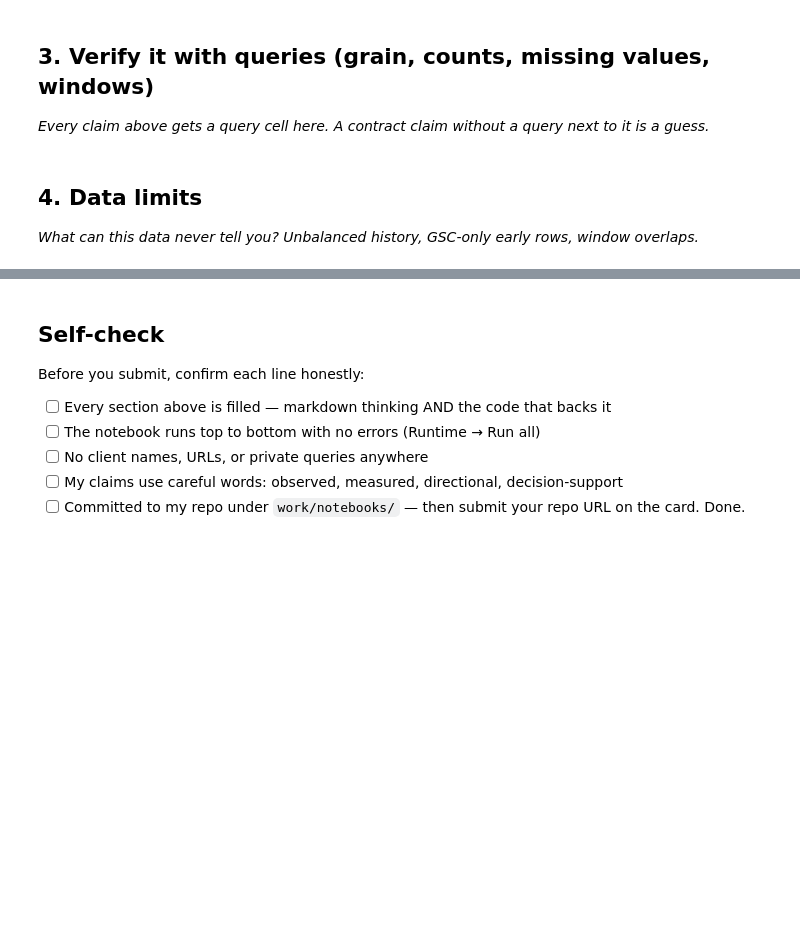
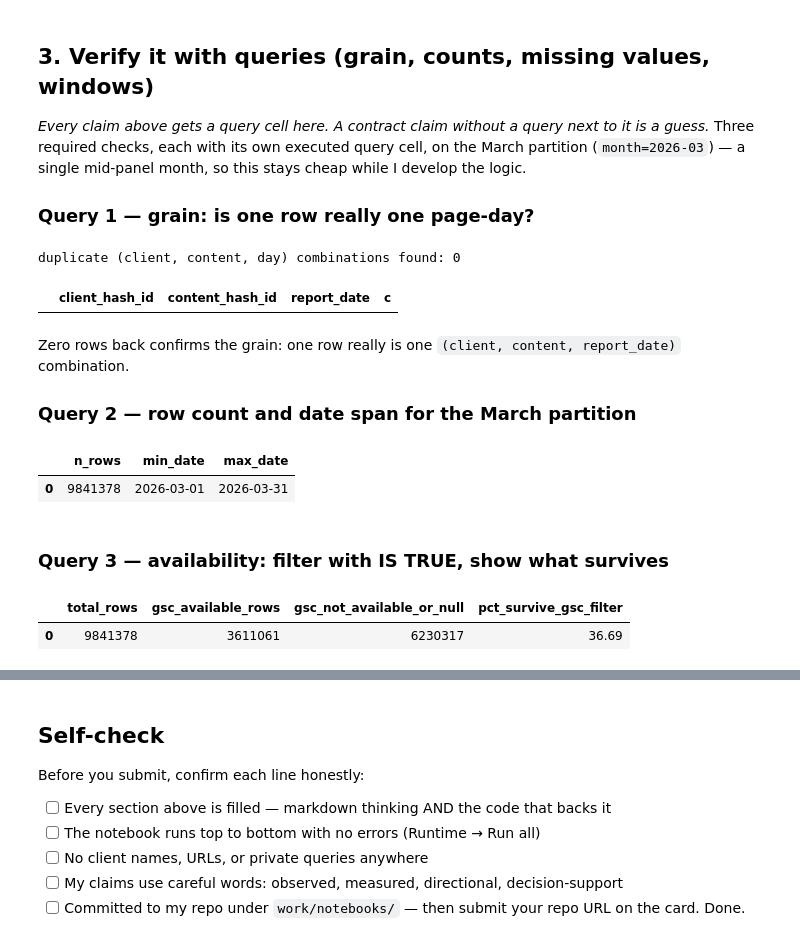
Before and after one commit to ridoy1211/Flyrank-Internship-ML, a Jupyter notebook: work/notebooks/w03_data_contract.ipynb, the cells around one changed output, grey strips where cells are left out. Cells and saved outputs as stored; diff of their text form; code cells hidden in the pictures; blank space fills up the shorter version.

```diff
--- a/work/notebooks/w03_data_contract.ipynb
+++ b/work/notebooks/w03_data_contract.ipynb
@@ -24,3 +92,7 @@ This skeleton is yours to fill. Work the sections **in order** — each one has
 ## 3. Verify it with queries (grain, counts, missing values, windows)
 
 *Every claim above gets a query cell here. A contract claim without a query next to it is a guess.*
+Three required checks, each with its own executed query cell, on the March partition
+(`month=2026-03`) — a single mid-panel month, so this stays cheap while I develop the logic.
+
+### Query 1 — grain: is one row really one page-day?
@@ -30,4 +98,0 @@ This skeleton is yours to fill. Work the sections **in order** — each one has
-# %% [markdown]
-## 4. Data limits
-
-*What can this data never tell you? Unbalanced history, GSC-only early rows, window overlaps.*
@@ -36,0 +99,48 @@ This skeleton is yours to fill. Work the sections **in order** — each one has
+# %%
+MAR = f"read_parquet('{REL}/fact_content_daily_performance/month=2026-03/*.parquet')"
+
+grain_check = con.sql(f"""
+    SELECT client_hash_id, content_hash_id, report_date, COUNT(*) AS c
+    FROM {MAR}
+    GROUP BY 1, 2, 3
+    HAVING c > 1
+    LIMIT 5
+""").df()
+
+print(f'duplicate (client, content, day) combinations found: {len(grain_check)}')
+grain_check
+# %% [output]
+duplicate (client, content, day) combinations found: 0
+|  | client_hash_id | content_hash_id | report_date | c |
+# %% [markdown]
+Zero rows back confirms the grain: one row really is one `(client, content, report_date)`
+combination.
+
+### Query 2 — row count and date span for the March partition
+# %%
+span = con.sql(f"""
+    SELECT COUNT(*) AS n_rows, MIN(report_date) AS min_date, MAX(report_date) AS max_date
+    FROM {MAR}
+""").df()
+span
+# %% [output]
+|  | n_rows | min_date | max_date |
+| 0 | 9841378 | 2026-03-01 | 2026-03-31 |
+# %% [markdown]
+### Query 3 — availability: filter with IS TRUE, show what survives
+# %%
+availability = con.sql(f"""
+    SELECT
+        COUNT(*) AS total_rows,
+        COUNT(*) FILTER (WHERE gsc_data_available IS TRUE) AS gsc_available_rows,
+        COUNT(*) FILTER (WHERE gsc_data_available IS NOT TRUE) AS gsc_not_available_or_null
+    FROM {MAR}
+""").df()
+
+availability['pct_survive_gsc_filter'] = (
+    100 * availability['gsc_available_rows'] / availability['total_rows']
+).round(2)
+availability
+# %% [output]
+|  | total_rows | gsc_available_rows | gsc_not_available_or_null | pct_survive_gsc_filter |
+| 0 | 9841378 | 3611061 | 6230317 | 36.69 |
```
Also changed, not shown: parts of 18 cells of this notebook.
